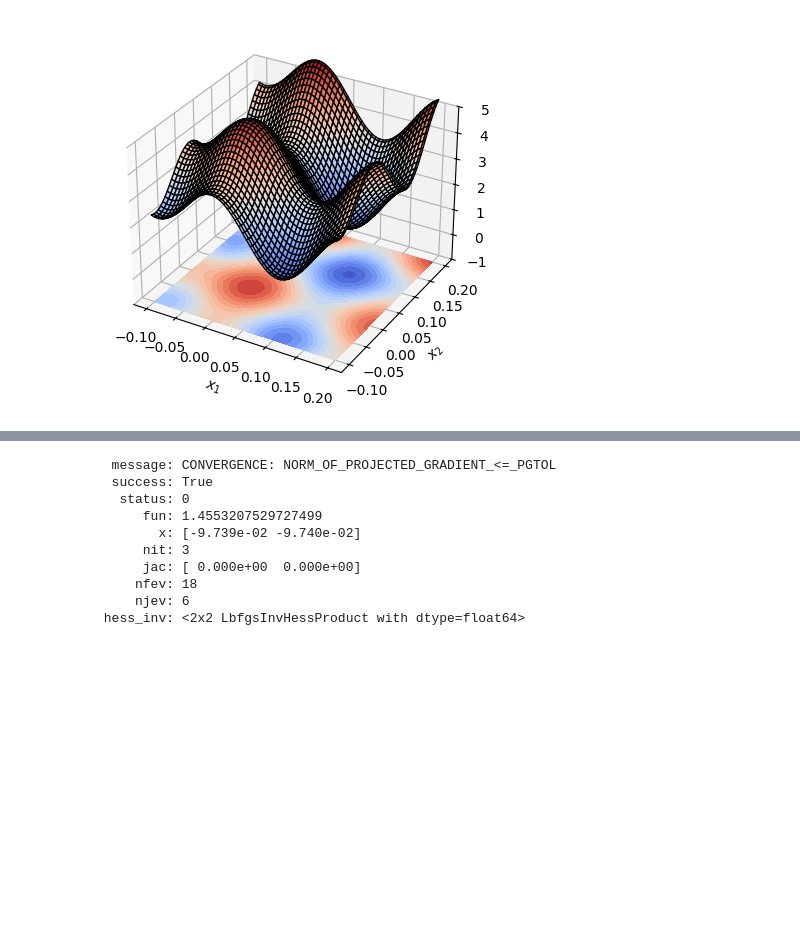
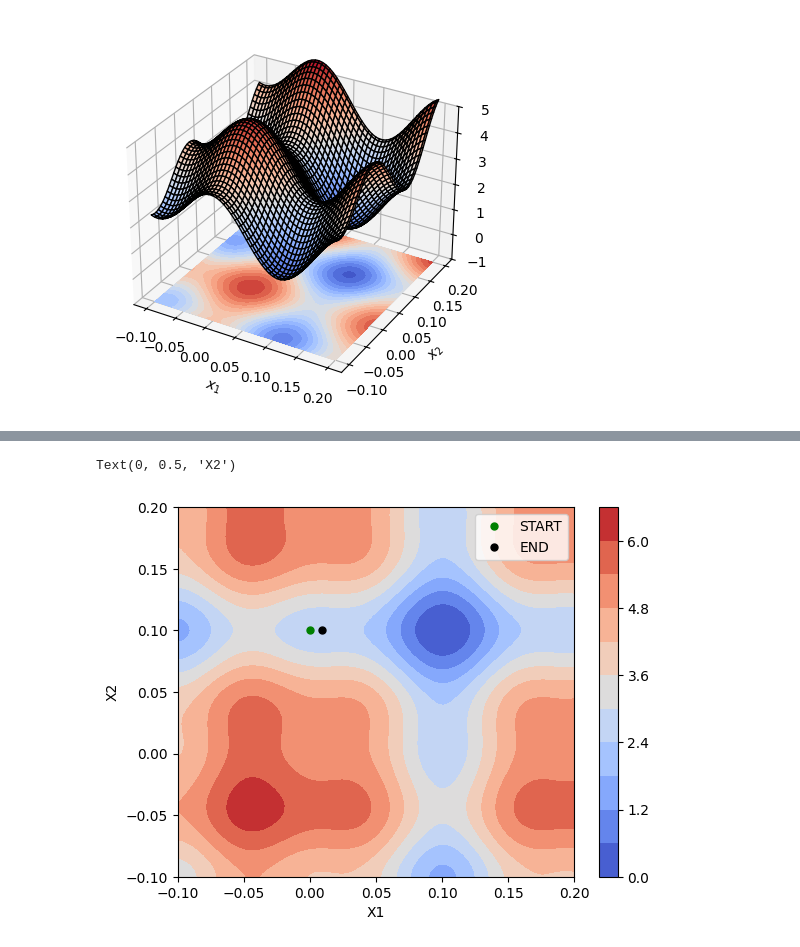
Before and after one commit to michaelsens/MultifidelityESSOS, a Jupyter notebook: Benchmark.ipynb, the cells around one changed output, grey strips where cells are left out. Cells and saved outputs as stored; diff of their text form; code cells hidden in the pictures; blank space fills up the shorter version.

```diff
--- a/Benchmark.ipynb
+++ b/Benchmark.ipynb
@@ -124,7 +124,7 @@ plt.show()
 #######################
 # %%
 # initial condition for res. distortion
-phi_temp = 10000
+phi_temp = 100
 
 # location of global min
 x_star_temp =np.array([0.1, 0.1])
@@ -148,6 +148,19 @@ def e_r(x, x_star=x_star_temp, theta=theta_temp, phi = phi_temp):
 def f1(x, x_star=x_star_temp, theta=theta_temp):
     z = Rotation(theta) * (x - x_star)
     return np.sum(z**2 + 1 - np.cos(10 * np.pi * z))
+# %%
+# Set up a grid for plotting with phi used in optimization
+D = 100
+
+x1 = np.linspace(-1, 1, D)
+x2 = np.linspace(-1, 1, D)
+x1 = np.linspace(-.1, .2, D)
+x2 = np.linspace(-.1, .2, D)
+
+
+X1, X2 = np.meshgrid(x1, x2)
+Z = np.array([[f1(np.array([x1, x2])) for x1, x2 in zip(row1, row2)] for row1, row2 in zip(X1, X2)])
+E = np.array([[e_r(np.array([x1, x2]), phi = phi_temp) for x1, x2 in zip(row1, row2)] for row1, row2 in zip(X1, X2)])
 # %%
 def fun(x):
 
@@ -161,6 +174,13 @@ def fun(x):
     E = e_r(x , phi = phi_temp)
     F = f1(x)
 
-    return E + F
+    if -.1 > x[0] or x[0] > .2:
+        return 1e10
+
+    if -.1 > x[1] or x[1] > .2:
+        return 1e10
+
+    else:
+        return E + F
 # %%
 # test
@@ -170,15 +190,17 @@ fun(np.array([.1,.1]))
 # %%
 ## optimize
-x0 = np.array([-.1,-.1])
-scipy.optimize.minimize(fun,x0,method = 'L-BFGS-B', options = {'ftol':1e-18,'gtol': 1e-18, 'eps': 1e-12,'maxfun':100}, tol=1e-18,)
+x0 = np.array([0,.1])
+sol = scipy.optimize.minimize(fun,x0,method = 'L-BFGS-B', options = {'ftol':1e-10,'gtol': 1e-6,'maxfun':100,'maxiter': 200}, tol=1e-10)
-# %% [output]
-  message: CONVERGENCE: NORM_OF_PROJECTED_GRADIENT_<=_PGTOL
-  success: True
-   status: 0
-      fun: 1.4553207529727499
-        x: [-9.739e-02 -9.740e-02]
-      nit: 3
-      jac: [ 0.000e+00  0.000e+00]
-     nfev: 18
-     njev: 6
- hess_inv: <2x2 LbfgsInvHessProduct with dtype=float64>
+# %%
+fig = plt.figure()
+# Plot the surface
+contour = plt.contourf(X1, X2, Z+E, cmap='coolwarm', levels = 10)
+plt.colorbar(contour)
+plt.plot(x0[0],x0[1],'.', color = 'green',ms = 10, label = 'START')
+plt.plot(sol.x[0],sol.x[1],'.', color = 'black',ms = 10,label = 'END')
+plt.legend()
+plt.xlabel('X1')
+plt.ylabel('X2')
+# %% [output]
+Text(0, 0.5, 'X2')
+[figure, added]
```
Also changed, not shown: parts of 7 cells of this notebook.
